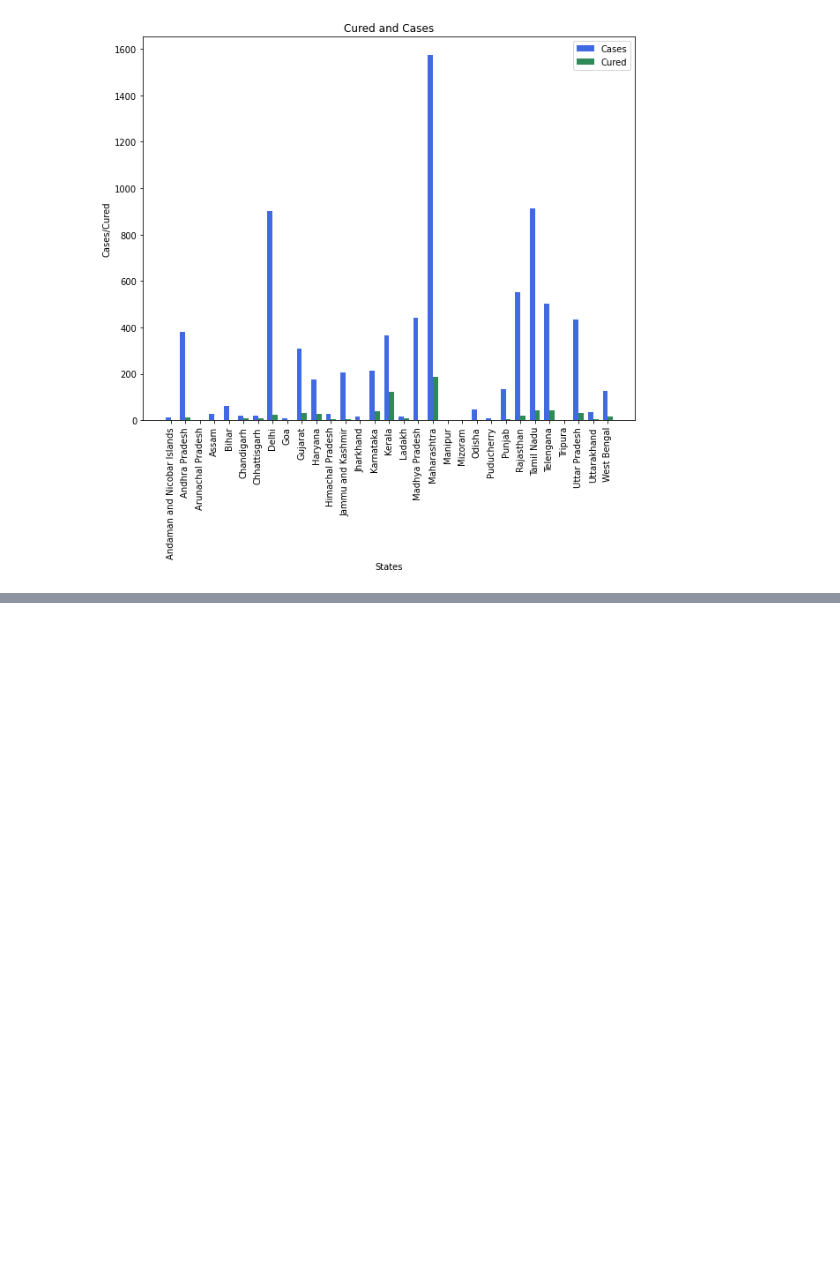
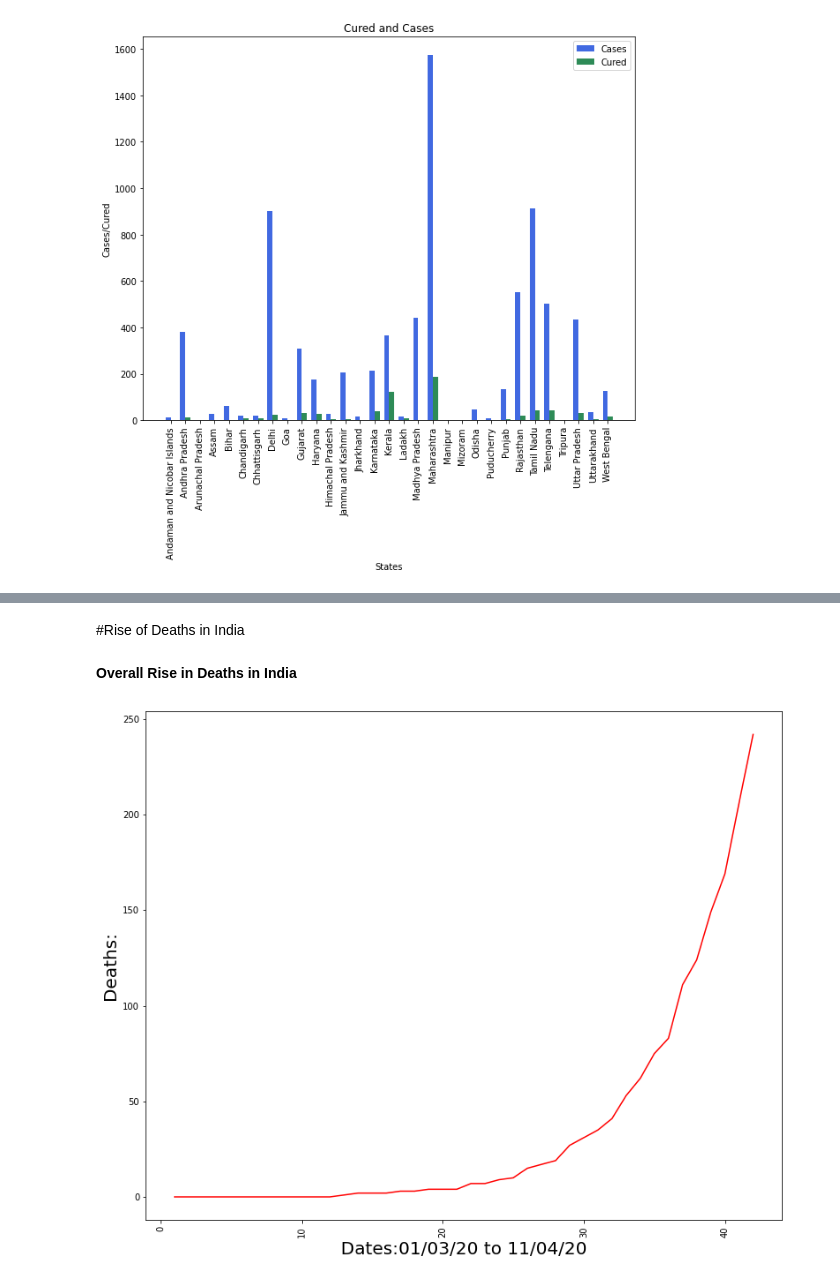
Before and after one commit to ShrayankM/Covid-19-India-Analysis, a Jupyter notebook: Covid_19_India_2.ipynb, the cells around one changed output, grey strips where cells are left out. Cells and saved outputs as stored; diff of their text form; code cells hidden in the pictures; blank space fills up the shorter version.

```diff
--- a/Covid_19_India_2.ipynb
+++ b/Covid_19_India_2.ipynb
@@ -159,0 +242,2 @@ plt.show()
+# %% [markdown]
+#Rise of Deaths in India
@@ -159,0 +246,26 @@ plt.show()
+# %%
+dates_deaths = dict()
+# %%
+for date in dates_india_set:
+    dates_deaths[date] = sum(deaths_india[dates_india == date])
+# %%
+sorted_death_dict = dict()
+for date in dates_list:
+    sorted_death_dict[date] = dates_deaths[date]
+# %%
+deaths_count_March_April = list(sorted_death_dict.values())[31:]
+# %% [markdown]
+**Overall Rise in Deaths in India**
+# %%
+fig = plt.figure()
+ax = fig.add_axes([0,0,1,1])
+dates = np.arange(1,len(sorted_death_dict.keys())-30,1)
+deaths = deaths_count_March_April
+ax.plot(dates,deaths,color='red')
+plt.xlabel('Dates:01/03/20 to 11/04/20', fontsize=20)
+plt.ylabel('Deaths:', fontsize=20)
+plt.xticks(rotation=90)
+plt.gcf().set_size_inches([10,8])
+plt.show()
+# %% [output]
+[figure, added]
```
Also changed, not shown: parts of 24 cells of this notebook.
